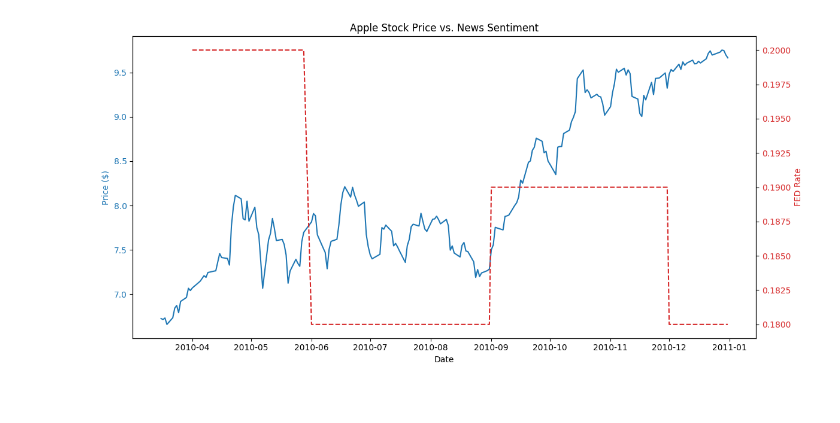
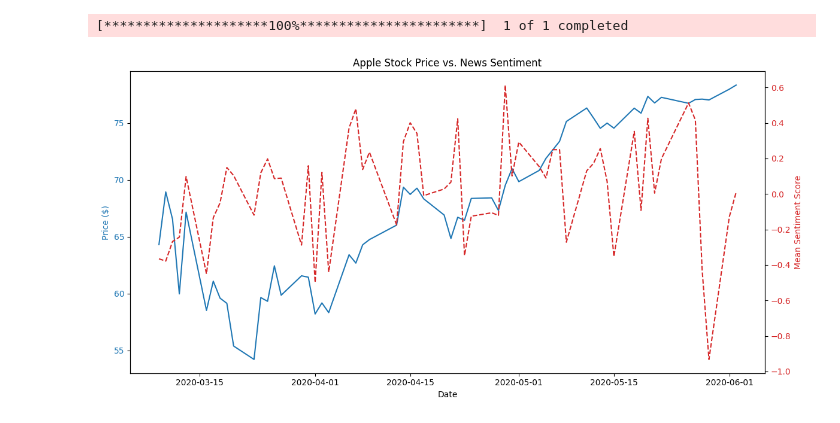
Before and after one commit to Jndbnckjxna58645810/Stock-Market-Forecasting-Component, a Jupyter notebook: demo.ipynb, the cells around one changed output. Saved outputs shown, nothing was run; the diff lists cells and outputs as text; code cells hidden in the pictures.

```diff
--- a/demo.ipynb
+++ b/demo.ipynb
@@ -69,25 +0,0 @@ Notes:
-# %%
-sp500 = fred.get_series('SP500')
-fed_rate = fred.get_series('FEDFUNDS')
-
-fed_df = fed_rate.to_frame(name='fed_rate')
-sp500_df = sp500.to_frame(name='sp500_index')
-
-df = df.merge(fed_df, left_index=True, right_index=True, how='left')
-df = df.merge(sp500_df, left_index=True, right_index=True, how='left')
-
-df['fed_rate'] = df['fed_rate'].ffill()
-df['sp500_index'] = df['sp500_index'].ffill()
-# %%
-response = newsapi.get_everything(q='Apple', language='en', sort_by='relevancy', from_param=start_date, to=end_date)
-
-news_df = pd.DataFrame(response['articles'])
-
-news_df['date'] = pd.to_datetime(news_df['publishedAt']).dt.date
-news_df['sentiment'] = news_df['title'].apply(lambda x: get_sentiment(x))
-daily_sentiment = news_df.groupby('date')['sentiment'].mean()
-
-df = df.merge(daily_sentiment, left_index=True, right_index=True, how='left')
-
-df['sentiment'] = df['sentiment'].ffill()
-df.dropna(inplace=True)
@@ -93,0 +67,2 @@ df.dropna(inplace=True)
+# %%
+ticker, macro, start_date, end_date = "AAPL", "FEDFUNDS", "2018-01-01", "2020-12-31"
@@ -94,15 +181,21 @@ df.dropna(inplace=True)
 # %%
+master_df = get_master_df(ticker, macro, start_date, end_date)
+
 fig, ax1 = plt.subplots(figsize=(12, 6))
+
 ax1.set_xlabel('Date')
 ax1.set_ylabel('Price ($)', color='tab:blue')
-ax1.plot(df.index, df['Close'], color='tab:blue', label='AAPL Price')
+ax1.plot(master_df.index, master_df['Close'], color='tab:blue', label='AAPL Price')
 ax1.tick_params(axis='y', labelcolor='tab:blue')
-#ax2 = ax1.twinx()
-#ax2.set_ylabel('Sentiment Score', color='tab:red')
-#ax2.plot(df.index, df['sentiment'], color='tab:red', linestyle='--', label='Sentiment')
-#ax2.tick_params(axis='y', labelcolor='tab:red')
+
+ax2 = ax1.twinx()
+ax2.set_ylabel('Mean Sentiment Score', color='tab:red')
+ax2.plot(master_df.index, master_df['sentiment_mean'], color='tab:red', linestyle='--', label='Sentiment')
+ax2.tick_params(axis='y', labelcolor='tab:red')
+
 plt.title('Apple Stock Price vs. News Sentiment')
 fig.tight_layout()
 plt.show()
 # %% [output]
+[*********************100%***********************]  1 of 1 completed
-[figure, old version]
+[figure, new version]
```
Also changed, not shown: parts of 13 cells of this notebook.
